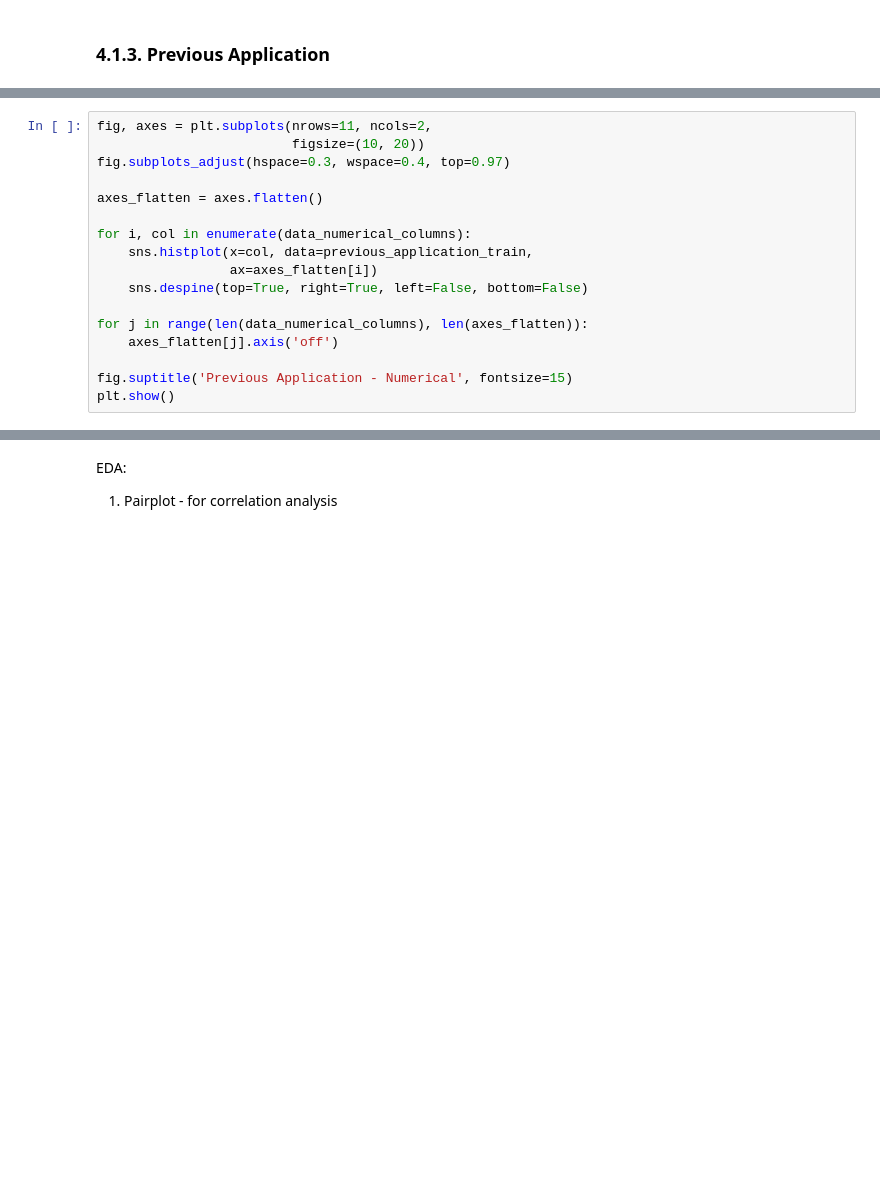
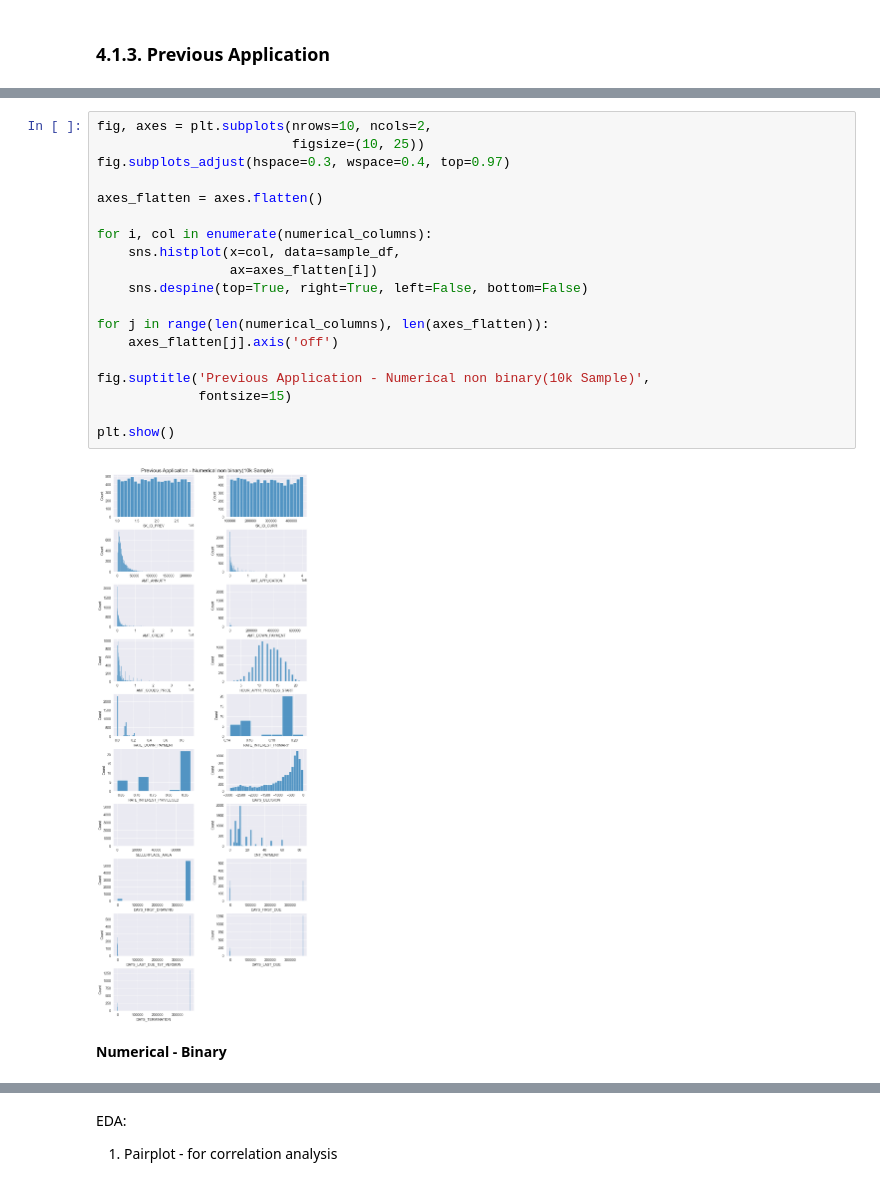
Before and after one commit to CelineChiLamNg/home_credit_default_prediction, a Jupyter notebook: notebooks/home_credit_2.ipynb, the cells around one changed output, grey strips where cells are left out. Drawn from its saved outputs; the diff is of its cells as text; blank space fills up the shorter version.

```diff
--- a/notebooks/home_credit_2.ipynb
+++ b/notebooks/home_credit_2.ipynb
@@ -435,17 +448,0 @@ len(data_numerical_columns)
-# %%
-fig, axes = plt.subplots(nrows=11, ncols=2,
-                         figsize=(10, 20))
-fig.subplots_adjust(hspace=0.3, wspace=0.4, top=0.97)
-
-axes_flatten = axes.flatten()
-
-for i, col in enumerate(data_numerical_columns):
-    sns.histplot(x=col, data=previous_application_train,
-                 ax=axes_flatten[i])
-    sns.despine(top=True, right=True, left=False, bottom=False)
-
-for j in range(len(data_numerical_columns), len(axes_flatten)):
-    axes_flatten[j].axis('off')
-
-fig.suptitle('Previous Application - Numerical', fontsize=15)
-plt.show()
@@ -451,0 +463,23 @@ plt.show()
+# %%
+fig, axes = plt.subplots(nrows=10, ncols=2,
+                         figsize=(10, 25))
+fig.subplots_adjust(hspace=0.3, wspace=0.4, top=0.97)
+
+axes_flatten = axes.flatten()
+
+for i, col in enumerate(numerical_columns):
+    sns.histplot(x=col, data=sample_df,
+                 ax=axes_flatten[i])
+    sns.despine(top=True, right=True, left=False, bottom=False)
+
+for j in range(len(numerical_columns), len(axes_flatten)):
+    axes_flatten[j].axis('off')
+
+fig.suptitle('Previous Application - Numerical non binary(10k Sample)',
+             fontsize=15)
+
+plt.show()
+# %% [output]
+[figure, added]
+# %% [markdown]
+**Numerical - Binary**
```
Also changed, not shown: parts of 14 cells of this notebook, 2 other files.
